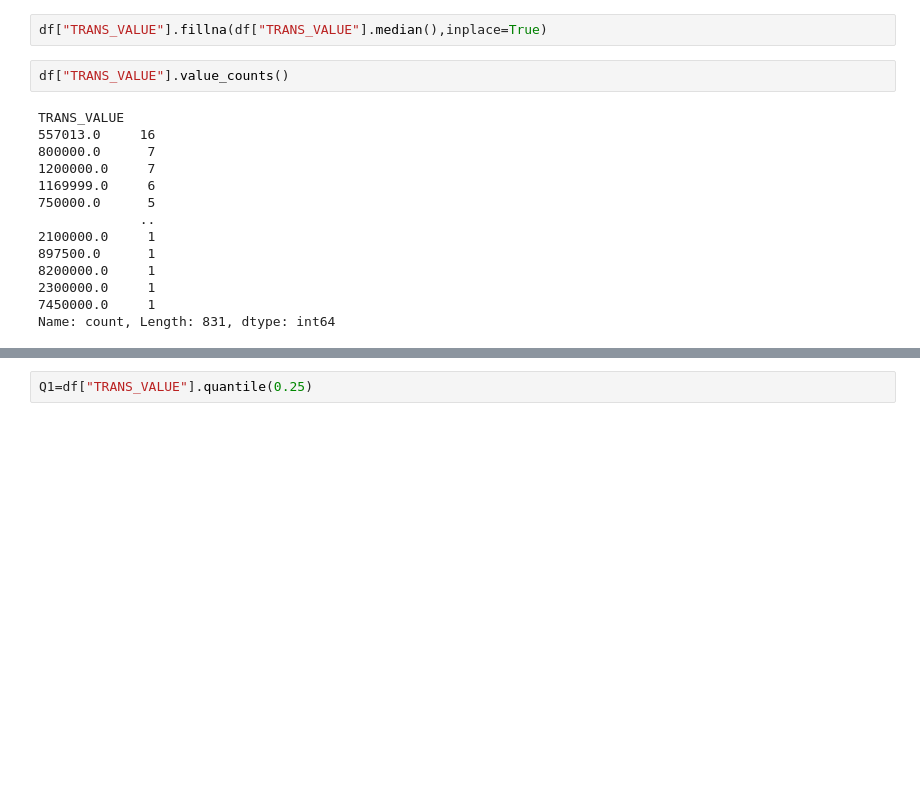
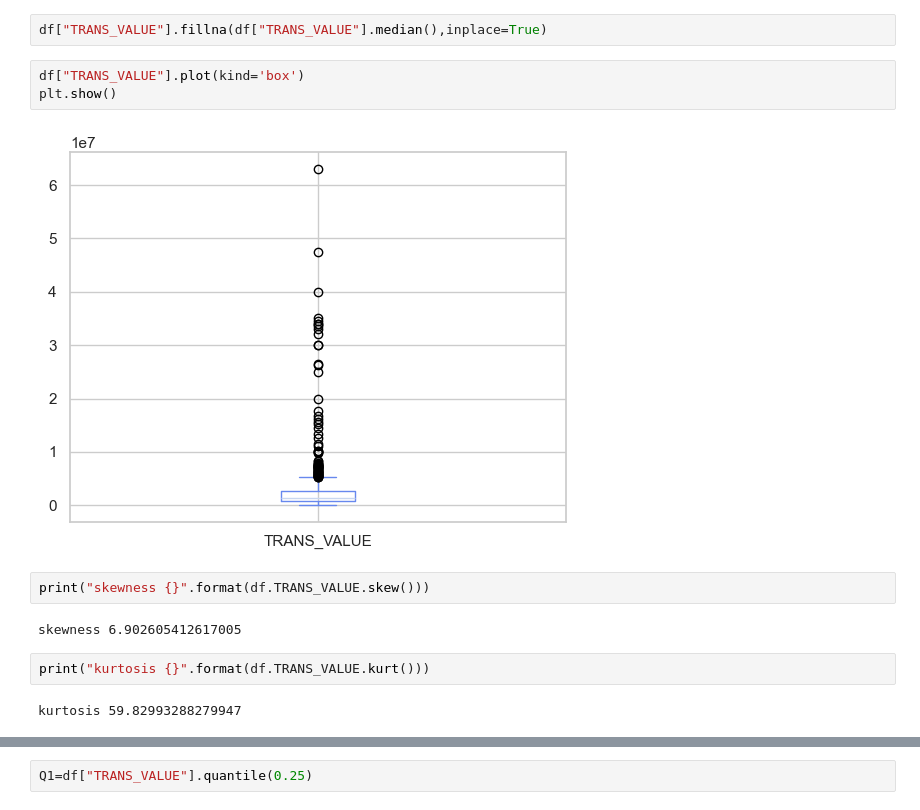
Before and after one commit to zahraaAsgari/python-mini-projects, a Jupyter notebook: Untitled4.ipynb, the cells around one changed output, grey strips where cells are left out. Saved outputs shown, nothing was run; the diff lists cells and outputs as text; blank space fills up the shorter version.

```diff
--- a/Untitled4.ipynb
+++ b/Untitled4.ipynb
@@ -91,19 +103,16 @@ Financial Centre                          1
 Name: count, dtype: int64
 # %%
 df["TRANS_VALUE"].fillna(df["TRANS_VALUE"].median(),inplace=True)
+# %%
+df["TRANS_VALUE"].plot(kind='box')
+plt.show()
+# %% [output]
+[figure, added]
 # %%
-df["TRANS_VALUE"].value_counts()
+print("skewness {}".format(df.TRANS_VALUE.skew()))
 # %% [output]
-TRANS_VALUE
-557013.0     16
-800000.0      7
-1200000.0     7
-1169999.0     6
-750000.0      5
-             ..
-2100000.0     1
-897500.0      1
-8200000.0     1
-2300000.0     1
-7450000.0     1
-Name: count, Length: 831, dtype: int64
+skewness 6.902605412617005
+# %%
+print("kurtosis {}".format(df.TRANS_VALUE.kurt()))
+# %% [output]
+kurtosis 59.82993288279947
```
Also changed, not shown: parts of 13 cells of this notebook, 1 other file.
